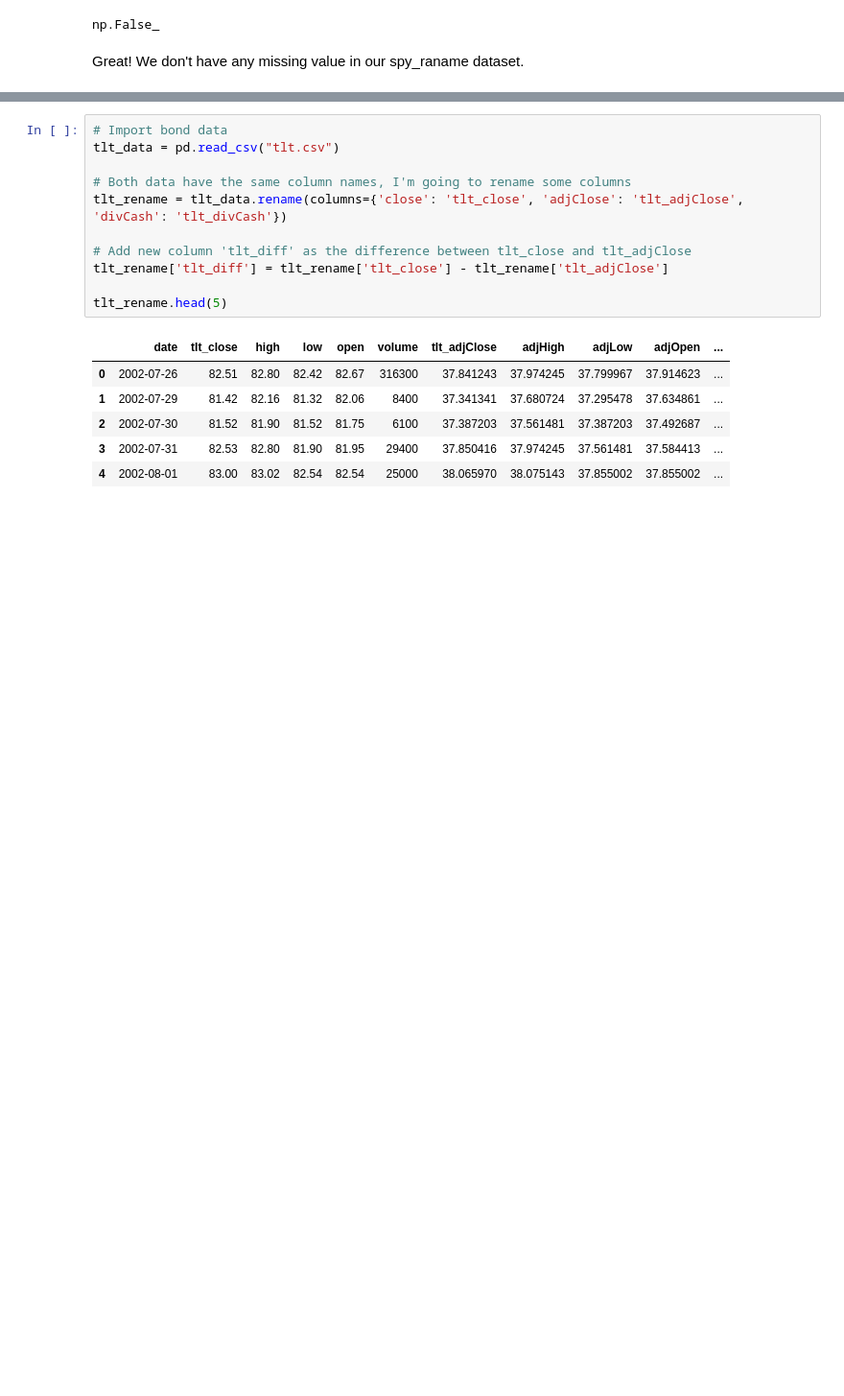
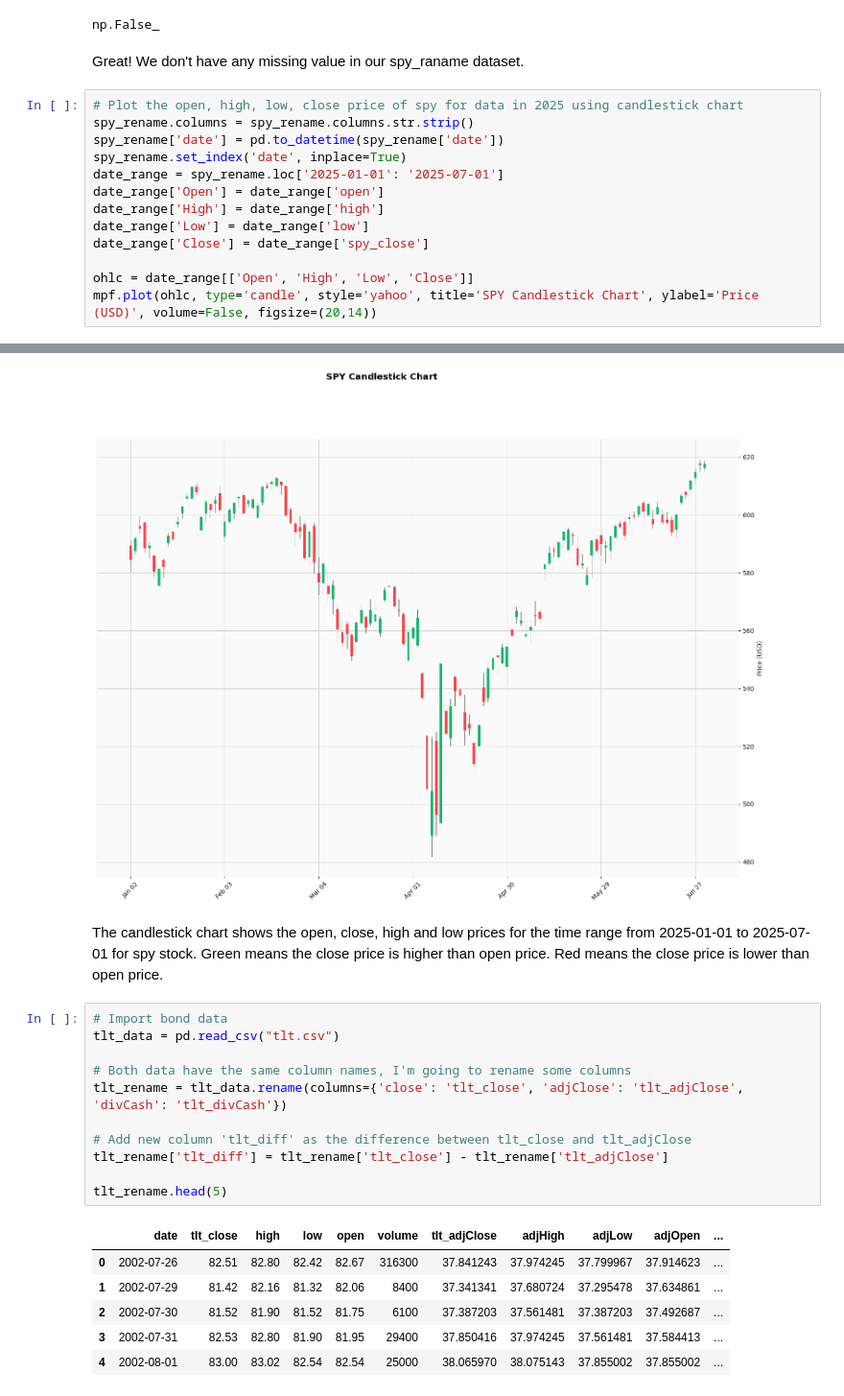
Before and after one commit to zhenzhenxie/Boglehead-retirement, a Jupyter notebook: data_cleaning.ipynb, the cells around one changed output, grey strips where cells are left out. Shown at 96% size. Saved outputs shown, nothing was run; the diff lists cells and outputs as text; blank space fills up the shorter version.

Commit message:
Added more plots

```diff
--- a/data_cleaning.ipynb
+++ b/data_cleaning.ipynb
@@ -52,3 +54,17 @@ spy_rename.isnull().values.any()
 np.False_
 # %% [markdown]
 Great! We don't have any missing value in our spy_raname dataset.
+# %%
+# Plot the open, high, low, close price of spy for data in 2025 using candlestick chart
+spy_rename.columns = spy_rename.columns.str.strip()
+spy_rename['date'] = pd.to_datetime(spy_rename['date'])
+spy_rename.set_index('date', inplace=True)
+date_range = spy_rename.loc['2025-01-01': '2025-07-01']
+date_range['Open'] = date_range['open']
+date_range['High'] = date_range['high']
+date_range['Low'] = date_range['low']
+date_range['Close'] = date_range['spy_close']
+
+ohlc = date_range[['Open', 'High', 'Low', 'Close']]
+mpf.plot(ohlc, type='candle', style='yahoo', title='SPY Candlestick Chart', ylabel='Price (USD)', volume=False, figsize=(20,14))
+# %% [output]
@@ -55,3 +91,6 @@ Great! We don't have any missing value in our spy_raname dataset.
+[figure, added]
+# %% [markdown]
+The candlestick chart shows the open, close, high and low prices for the time range from 2025-01-01 to 2025-07-01 for spy stock. Green means the close price is higher than open price. Red means the close price is lower than open price.
 # %%
 # Import bond data
 tlt_data = pd.read_csv("tlt.csv")
```
Also changed, not shown: parts of 2 cells of this notebook, 2 other files.
